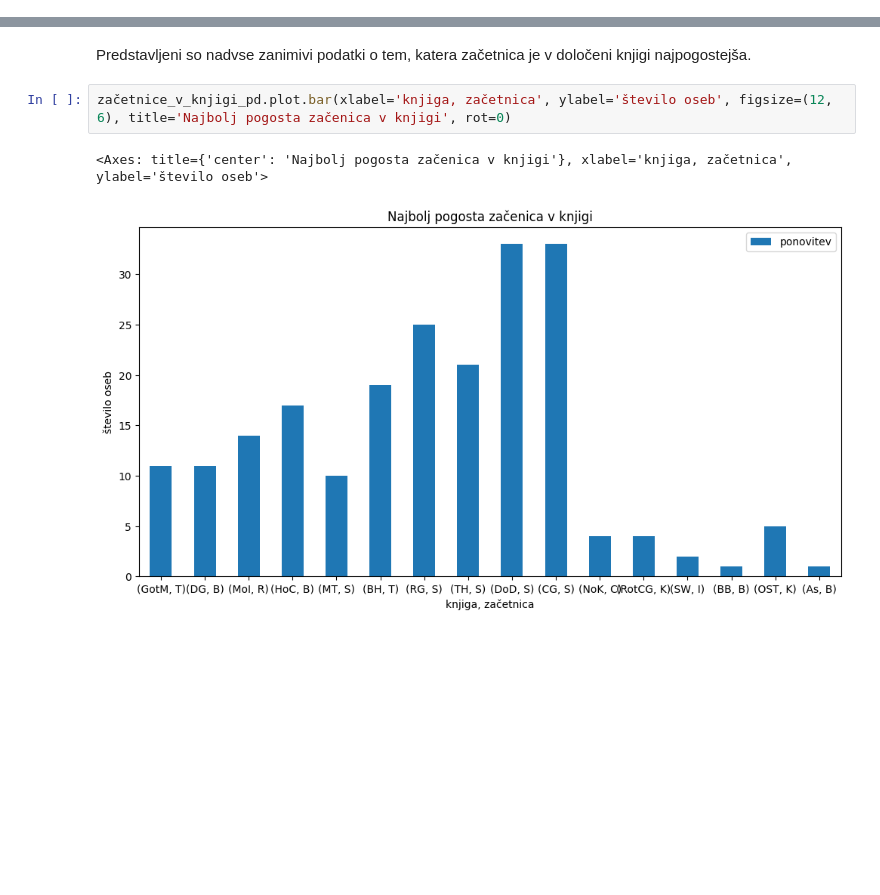
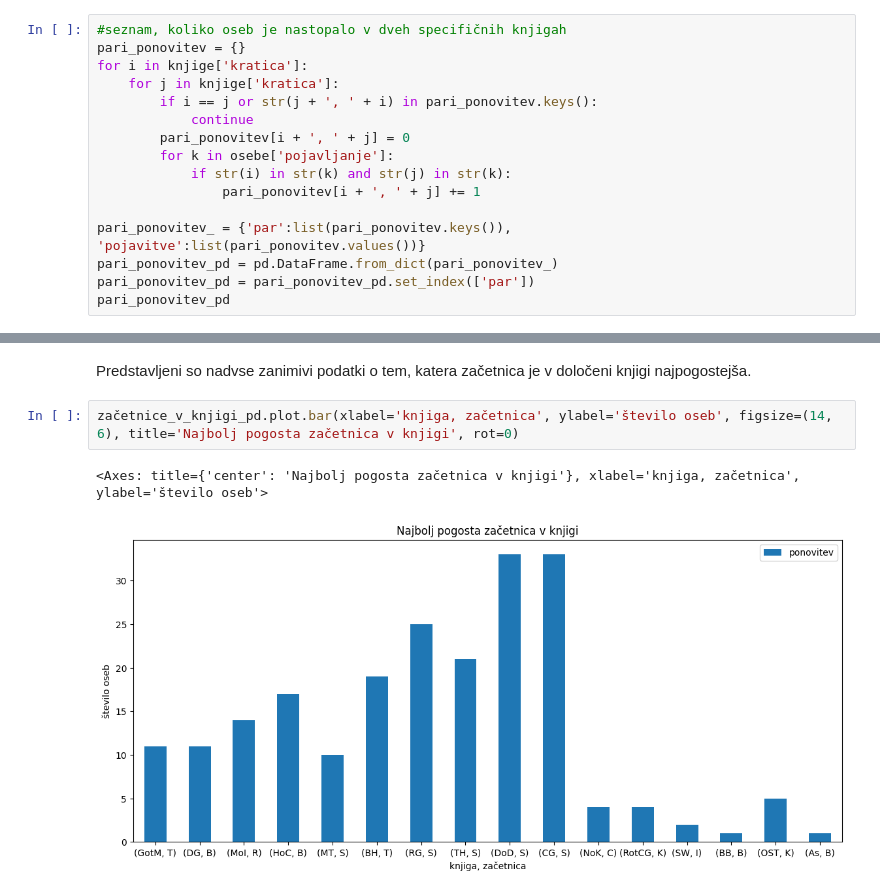
Before and after one commit to Neo-Mistral/Projektna-naloga, a Jupyter notebook: Analiziranje_knjig.ipynb, the cells around one changed output, grey strips where cells are left out. Drawn from its saved outputs; the diff is of its cells as text; blank space fills up the shorter version.

```diff
--- a/Analiziranje_knjig.ipynb
+++ b/Analiziranje_knjig.ipynb
@@ -81,0 +82,16 @@ knjige_pd
+# %%
+#seznam, koliko oseb je nastopalo v dveh specifičnih knjigah
+pari_ponovitev = {}
+for i in knjige['kratica']:
+    for j in knjige['kratica']:
+        if i == j or str(j + ', ' + i) in pari_ponovitev.keys():
+            continue
+        pari_ponovitev[i + ', ' + j] = 0
+        for k in osebe['pojavljanje']:
+            if str(i) in str(k) and str(j) in str(k):
+                pari_ponovitev[i + ', ' + j] += 1
+
+pari_ponovitev_ = {'par':list(pari_ponovitev.keys()), 'pojavitve':list(pari_ponovitev.values())}
+pari_ponovitev_pd = pd.DataFrame.from_dict(pari_ponovitev_)
+pari_ponovitev_pd = pari_ponovitev_pd.set_index(['par'])
+pari_ponovitev_pd
@@ -145,7 +201,7 @@ knjige_pd.plot.bar(xlabel='knjiga', ylabel='število oseb', figsize=(12, 6), tit
 # %% [markdown]
 Predstavljeni so nadvse zanimivi podatki o tem, katera začetnica je v določeni knjigi najpogostejša.
 # %%
-začetnice_v_knjigi_pd.plot.bar(xlabel='knjiga, začetnica', ylabel='število oseb', figsize=(12, 6), title='Najbolj pogosta začenica v knjigi', rot=0)
+začetnice_v_knjigi_pd.plot.bar(xlabel='knjiga, začetnica', ylabel='število oseb', figsize=(14, 6), title='Najbolj pogosta začetnica v knjigi', rot=0)
 # %% [output]
-<Axes: title={'center': 'Najbolj pogosta začenica v knjigi'}, xlabel='knjiga, začetnica', ylabel='število oseb'>
+<Axes: title={'center': 'Najbolj pogosta začetnica v knjigi'}, xlabel='knjiga, začetnica', ylabel='število oseb'>
-[figure, old version]
+[figure, new version]
```
Also changed, not shown: parts of 8 cells of this notebook, 3 other files.
